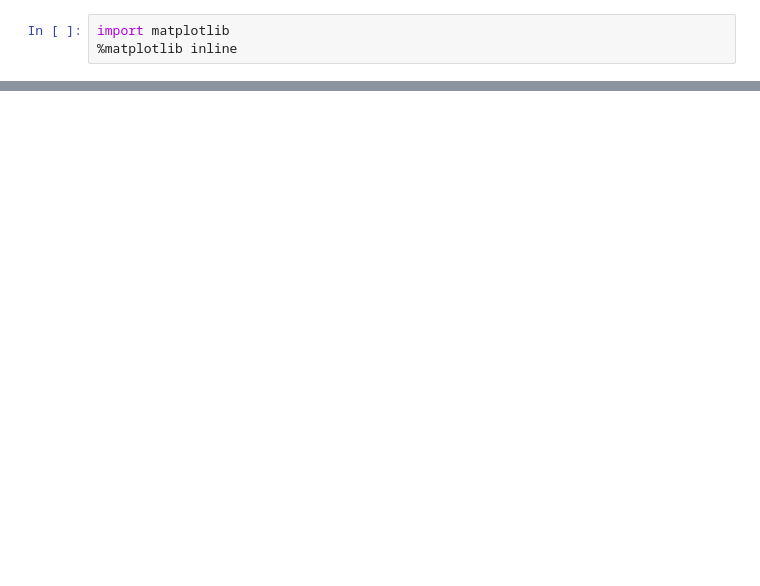
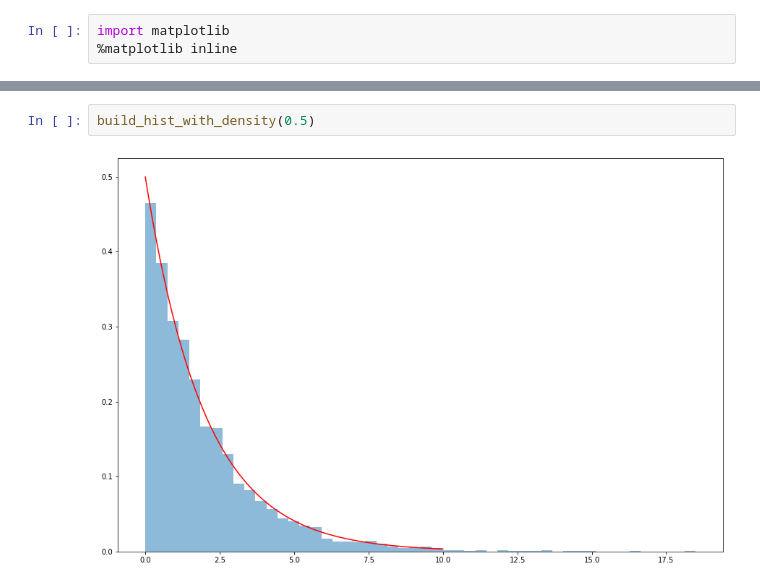
Before and after one commit to EuphrasieF/probability-theory-hw, a Jupyter notebook: hw_1.ipynb, the cells around one changed output, grey strips where cells are left out. Drawn from its saved outputs; the diff is of its cells as text; blank space fills up the shorter version.

```diff
--- a/hw_1.ipynb
+++ b/hw_1.ipynb
@@ -26 +29,5 @@ plt.show()
+# %%
+build_hist_with_density(0.5)
+# %% [output]
+[figure, added]
 # %%
```
Also changed, not shown: parts of 8 cells of this notebook, 6 other files.
